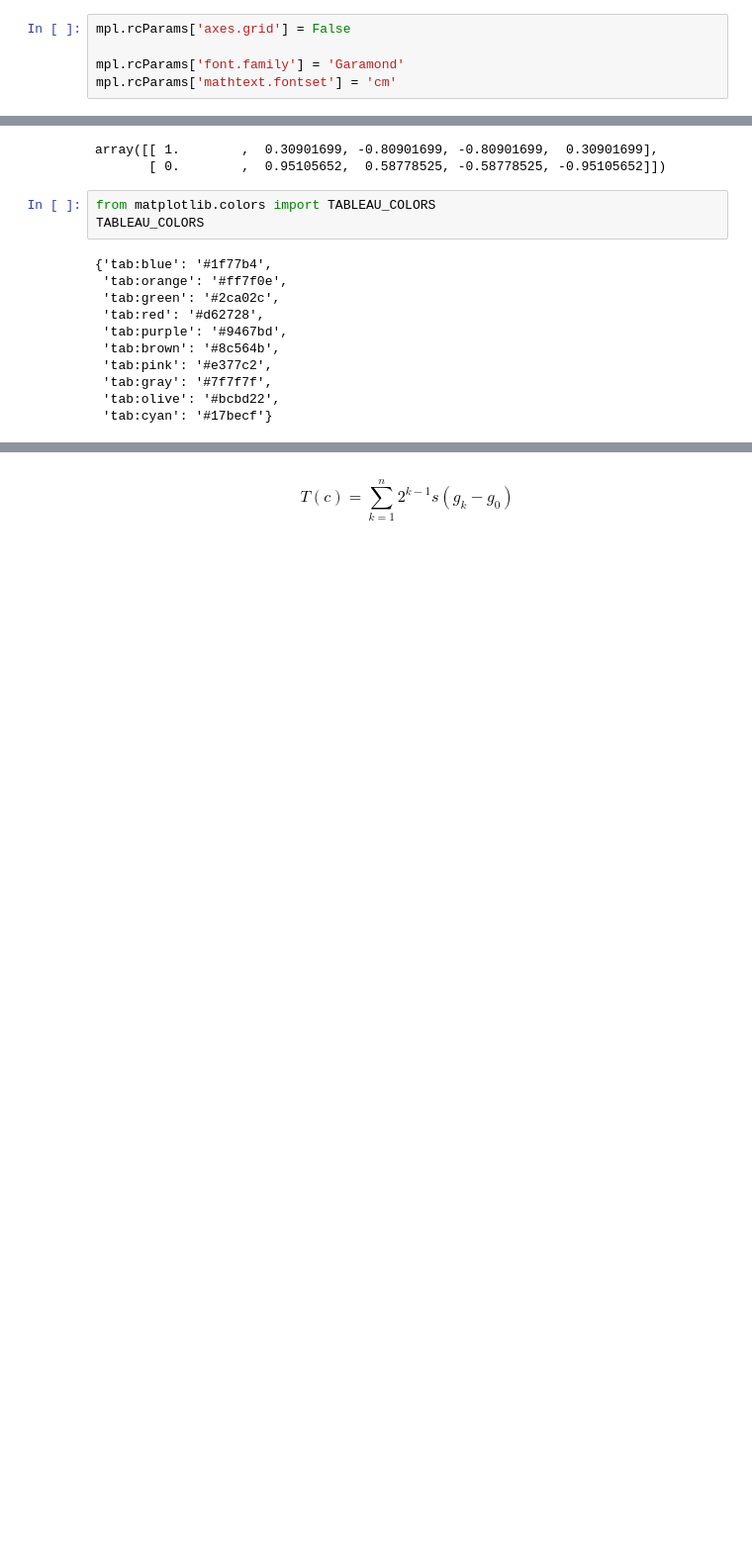
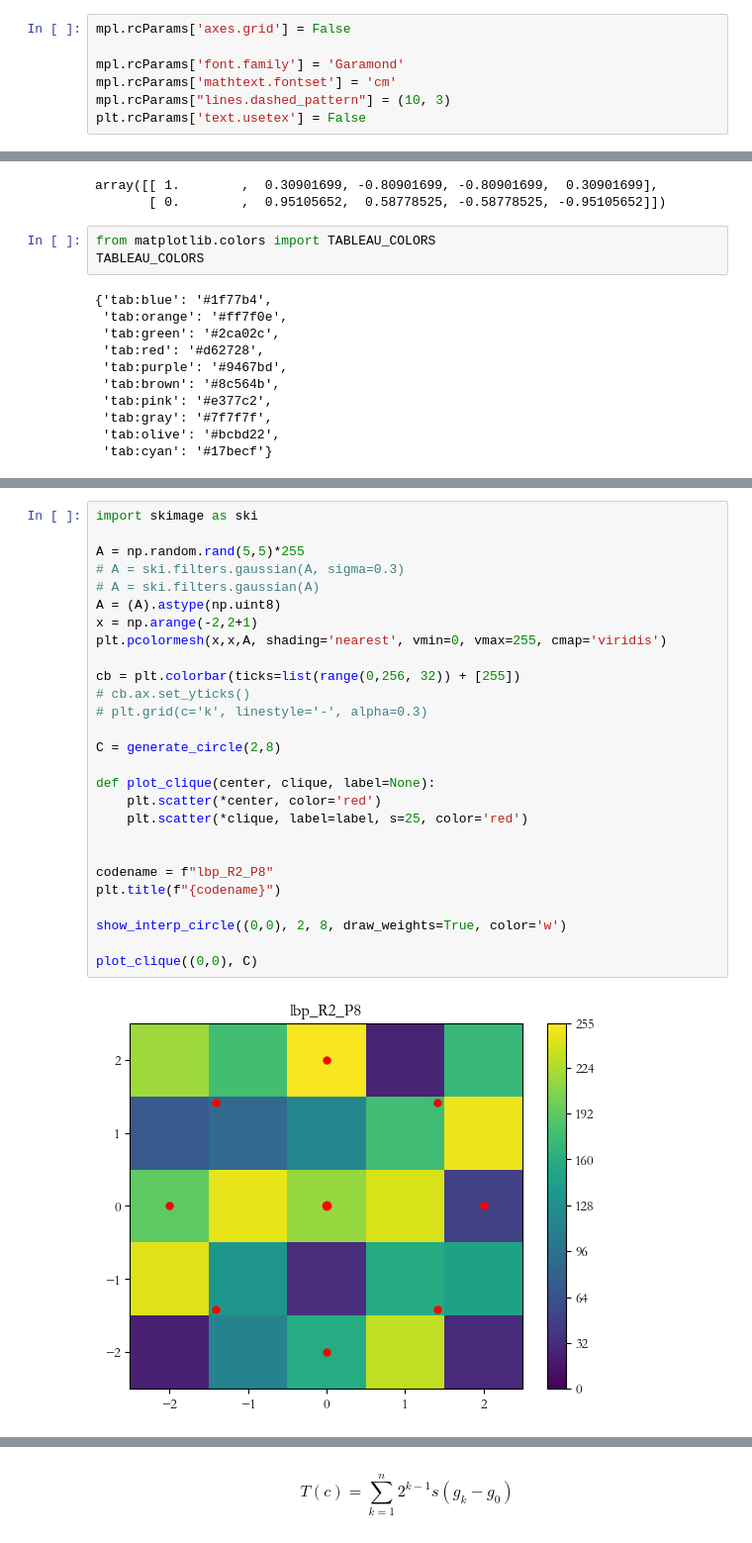
Before and after one commit to mkrooted256/master-thesis, a Jupyter notebook: 1_clique.ipynb, the cells around one changed output, grey strips where cells are left out. Shown at 99% size. Drawn from its saved outputs; the diff is of its cells as text; blank space fills up the shorter version.

```diff
--- a/1_clique.ipynb
+++ b/1_clique.ipynb
@@ -10,6 +10,8 @@ mpl.rcParams['axes.grid'] = False
 
 mpl.rcParams['font.family'] = 'Garamond'
 mpl.rcParams['mathtext.fontset'] = 'cm'
+mpl.rcParams["lines.dashed_pattern"] = (10, 3)
+plt.rcParams['text.usetex'] = False
 # %%
 def generate_circle(R: float, P: int, closed=False) -> tuple[np.ndarray, np.ndarray]:
     phi = np.linspace(0,2*np.pi, P+int(closed), endpoint=closed)
@@ -102,2 +105,31 @@ plt.savefig('plots/lbp_cliques.png', dpi=100, bbox_inches='tight')
 # %% [output]
 [figure]
+# %%
+import skimage as ski
+
+A = np.random.rand(5,5)*255
+# A = ski.filters.gaussian(A, sigma=0.3)
+# A = ski.filters.gaussian(A)
+A = (A).astype(np.uint8)
+x = np.arange(-2,2+1)
+plt.pcolormesh(x,x,A, shading='nearest', vmin=0, vmax=255, cmap='viridis')
+
+cb = plt.colorbar(ticks=list(range(0,256, 32)) + [255])
+# cb.ax.set_yticks()
+# plt.grid(c='k', linestyle='-', alpha=0.3)
+
+C = generate_circle(2,8)
+
+def plot_clique(center, clique, label=None):
+    plt.scatter(*center, color='red')
+    plt.scatter(*clique, label=label, s=25, color='red')
+
+
+codename = f"lbp_R2_P8"
+plt.title(f"{codename}")
+
+show_interp_circle((0,0), 2, 8, draw_weights=True, color='w')
+
+plot_clique((0,0), C)
+# %% [output]
+[figure, added]
```
Also changed, not shown: parts of 8 cells of this notebook, 48 other files.
